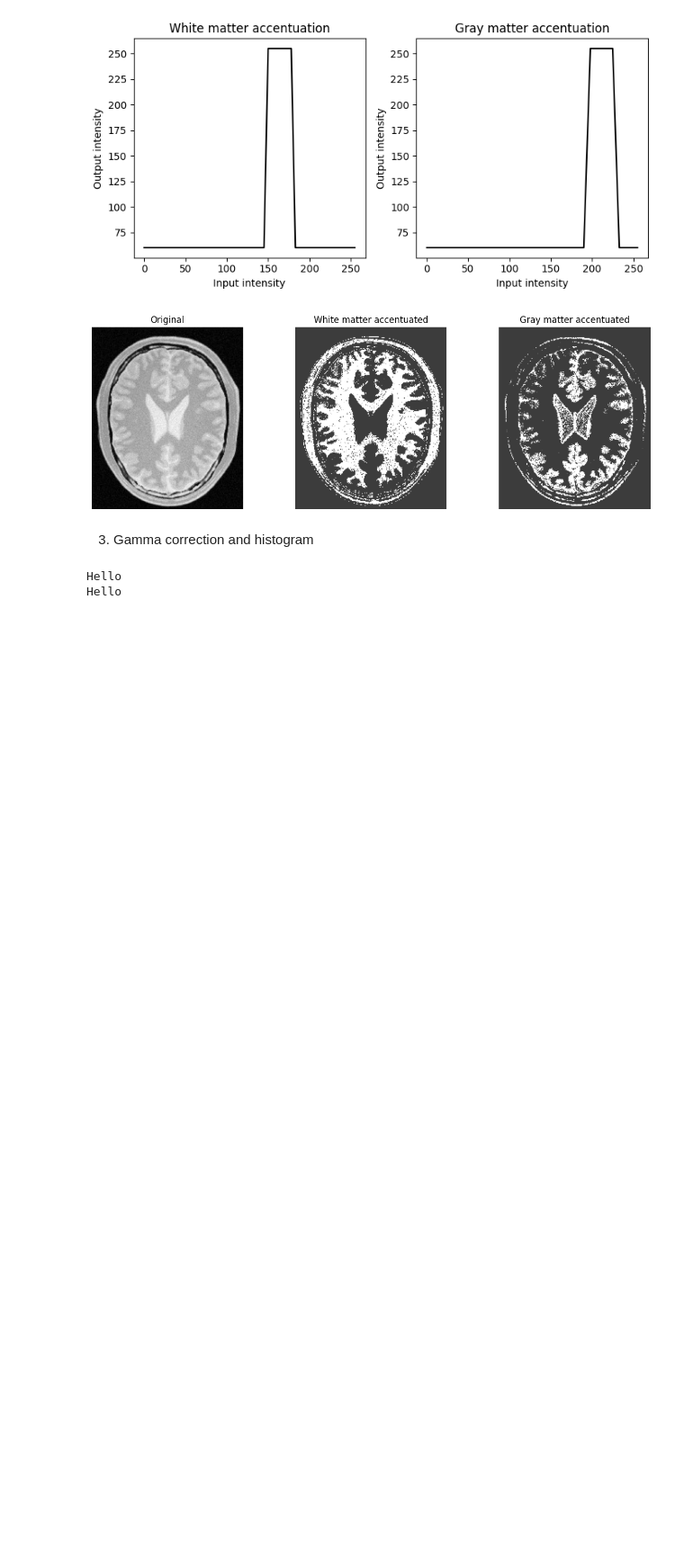
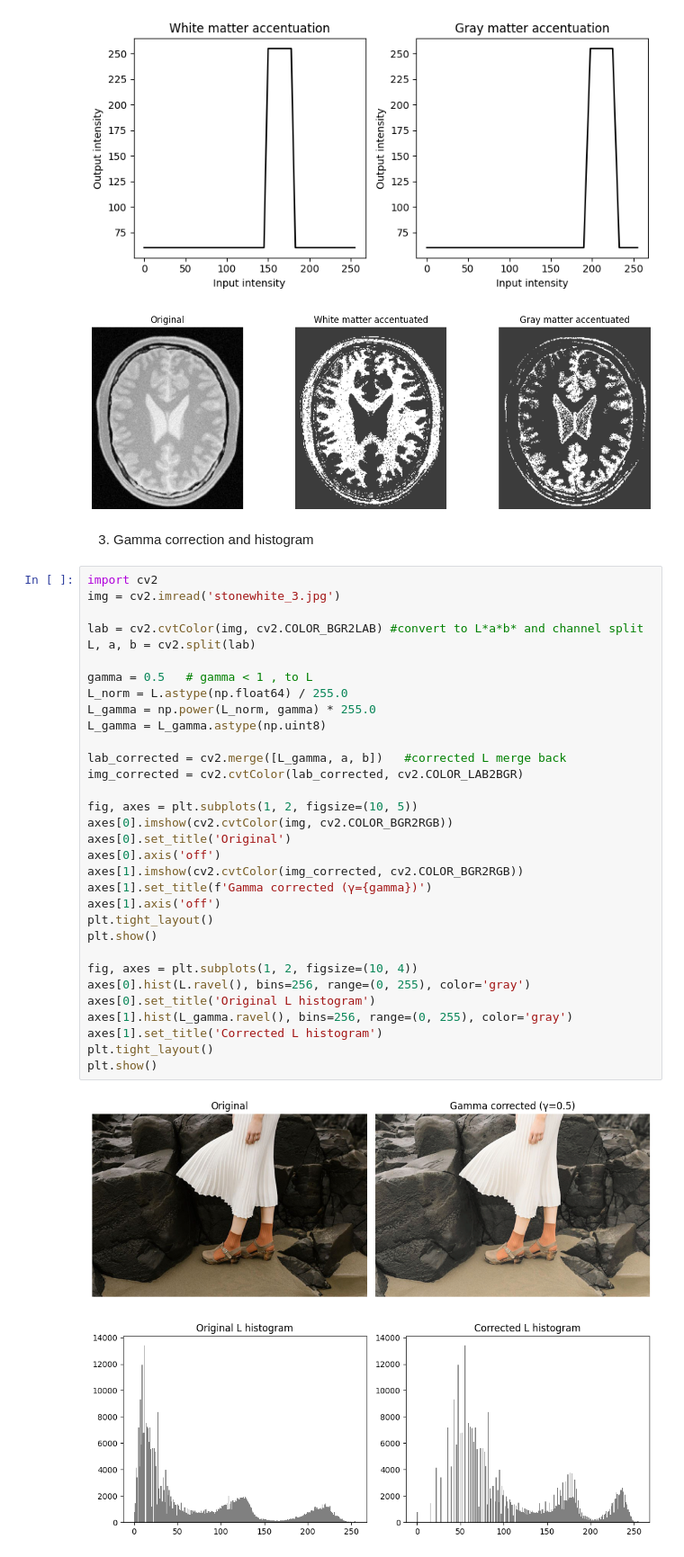
Before and after one commit to minsarapasindu2003-del/CV_assignment_01, a Jupyter notebook: answers.ipynb, the cells around one changed output. Shown at 90% size. Cells and saved outputs as stored; diff of their text form; blank space fills up the shorter version.

```diff
--- a/answers.ipynb
+++ b/answers.ipynb
@@ -126,6 +126,37 @@ plt.show()
 # %% [markdown]
 3. Gamma correction and histogram
 # %%
+import cv2
+img = cv2.imread('stonewhite_3.jpg')
+
+lab = cv2.cvtColor(img, cv2.COLOR_BGR2LAB) #convert to L*a*b* and channel split
+L, a, b = cv2.split(lab)
+
+gamma = 0.5   # gamma < 1 , to L
+L_norm = L.astype(np.float64) / 255.0
+L_gamma = np.power(L_norm, gamma) * 255.0
+L_gamma = L_gamma.astype(np.uint8)
+
+lab_corrected = cv2.merge([L_gamma, a, b])   #corrected L merge back
+img_corrected = cv2.cvtColor(lab_corrected, cv2.COLOR_LAB2BGR)
+
+fig, axes = plt.subplots(1, 2, figsize=(10, 5))
+axes[0].imshow(cv2.cvtColor(img, cv2.COLOR_BGR2RGB))
+axes[0].set_title('Original')
+axes[0].axis('off')
+axes[1].imshow(cv2.cvtColor(img_corrected, cv2.COLOR_BGR2RGB))
+axes[1].set_title(f'Gamma corrected (γ={gamma})')
+axes[1].axis('off')
+plt.tight_layout()
+plt.show()
+
+fig, axes = plt.subplots(1, 2, figsize=(10, 4))
+axes[0].hist(L.ravel(), bins=256, range=(0, 255), color='gray')
+axes[0].set_title('Original L histogram')
+axes[1].hist(L_gamma.ravel(), bins=256, range=(0, 255), color='gray')
+axes[1].set_title('Corrected L histogram')
+plt.tight_layout()
+plt.show()
 # %% [output]
-Hello
-Hello
+[figure, added]
+[figure, added]
```
Also changed, not shown: 1 other file.
